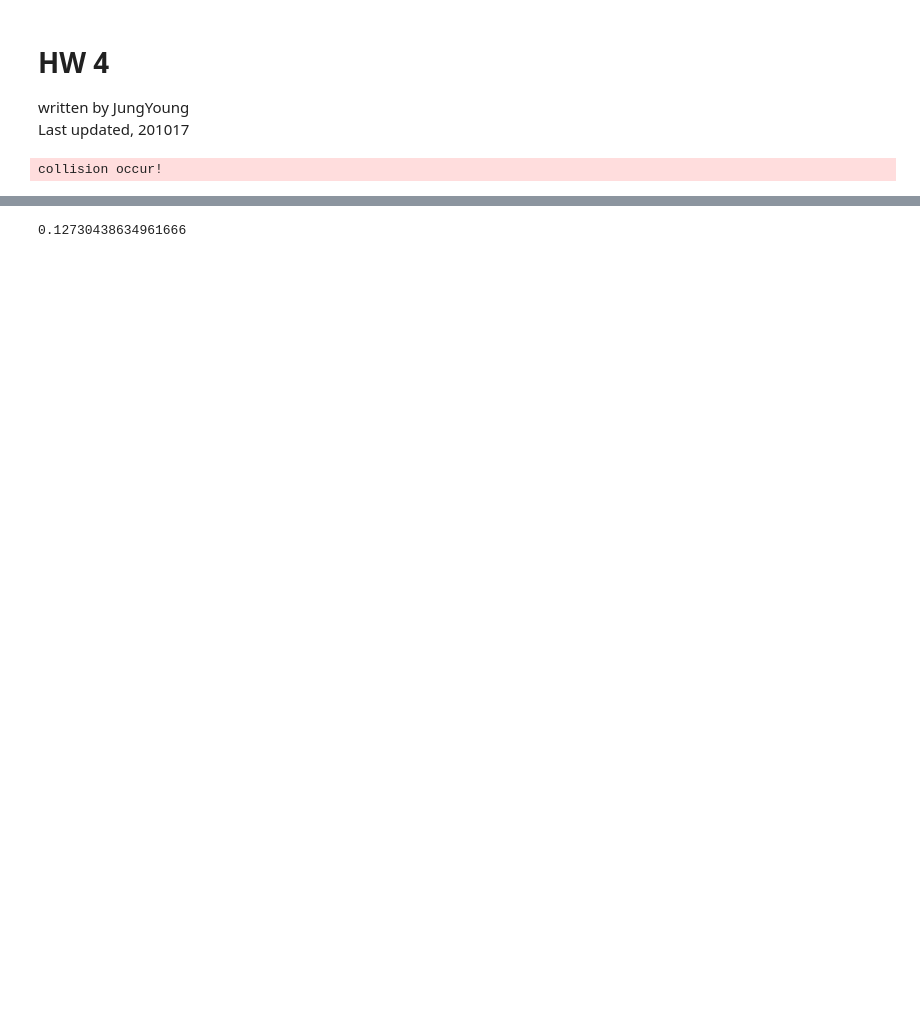
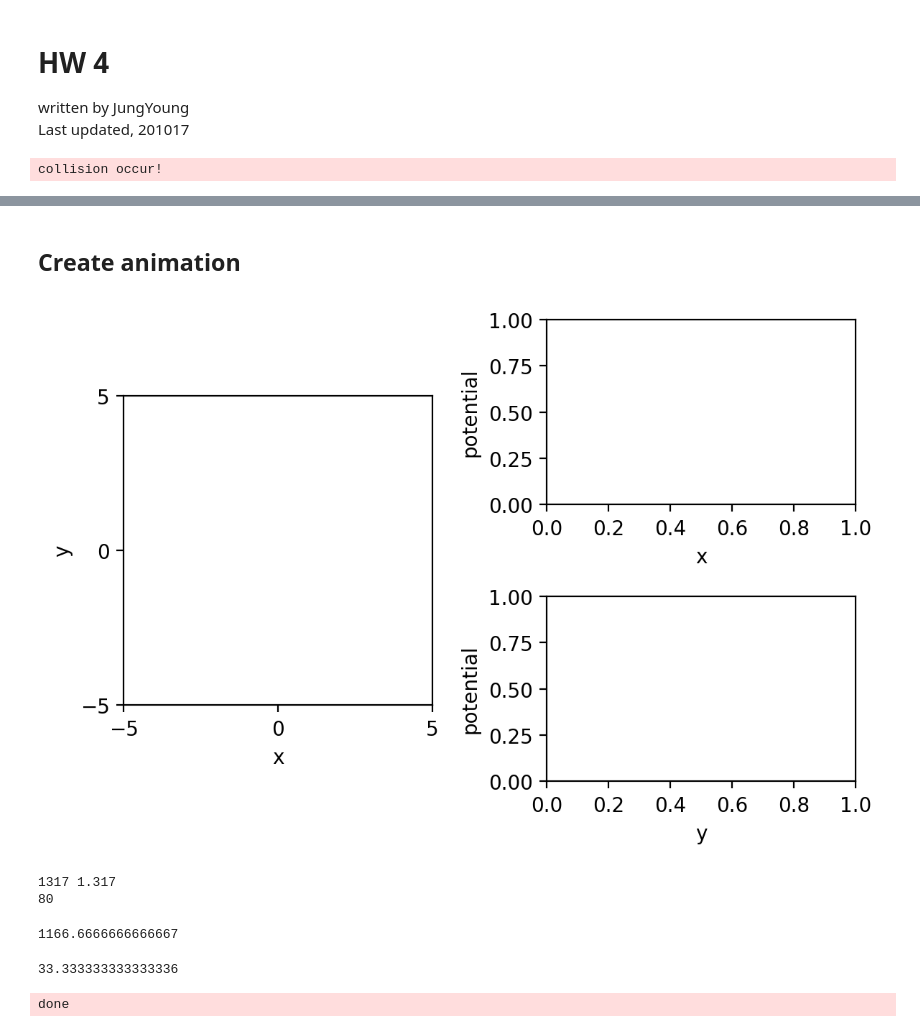
Before and after one commit to khu-bigphys-2020/lectures-bigphys, a Jupyter notebook: Homework/jyKim-97/04.MC_Electric_field.ipynb, the cells around one changed output, grey strips where cells are left out. Cells and saved outputs as stored; diff of their text form; code cells hidden in the pictures; blank space fills up the shorter version.

```diff
--- a/Homework/jyKim-97/04.MC_Electric_field.ipynb
+++ b/Homework/jyKim-97/04.MC_Electric_field.ipynb
@@ -114,4 +166,0 @@ plt.show()
-# %%
-ode_obj.xs[1][0]
-# %% [output]
-0.12730438634961666
@@ -120,0 +167,7 @@ x_nears = np.linspace(x_init[])
+# %% [markdown]
+## Create animation
+# %%
+xlim = [-5, 5]
+ylim = [-5, 5]
+res = [1200, 800]
+dpi = 200
@@ -120,0 +185,66 @@ x_nears = np.linspace(x_init[])
+# %%
+fig = plt.figure(dpi=dpi, figsize=(res[0]/dpi, res[1]/dpi))
+ax1 = plt.subplot(1,2,1)
+# set figure
+# plt.imshow(Vall, extent=(*xlim, *ylim), cmap='jet', vmax=2)
+ax1.axis('square')
+plt.xlim(xlim)
+plt.ylim(ylim)
+plt.xticks([xlim[0], 0, xlim[1]])
+plt.yticks([ylim[0], 0, ylim[1]])
+plt.xlabel('x')
+plt.ylabel('y')
+# plot center
+# plot target charge
+# p_charge, = plt.plot(np.nan, np.nan, 'bo', ms=8, markeredgecolor='k')
+# set ax2,3
+# second axis
+ax_x = plt.subplot(222)
+ax_x.set_xlabel('x')
+ax_x.set_ylabel('potential')
+# third axis
+ax_y = plt.subplot(224)
+ax_y.set_xlabel('y')
+ax_y.set_ylabel('potential')
+plt.tight_layout()
+# plt.show()
+
+axs = [ax1, ax_x, ax_y]
+# print('init figure')
+# %% [output]
+[figure, added]
+# %%
+FPS = 60
+tmax = ode_obj.xs.shape[0] * ode_obj.dt
+n_itr = int(tmax * FPS)+1
+70 / FPS / ode_obj.dt
+# %% [output]
+1317 1.317
+80
+1166.6666666666667
+# %%
+2 / FPS / ode_obj.dt
+# %% [output]
+33.333333333333336
+# %%
+# save
+video = cv2.VideoWriter('./test.mp4', cv2.VideoWriter_fourcc(*'DIVX'), FPS, (1200, 800))
+os.mkdir('./tmp')
+for i in tqdm.tqdm(range(n_itr)):
+    if i < n_itr-1:
+        n = int(i / FPS / ode_obj.dt)
+    else:
+        n = ode_obj.xs.shape[0]-1
+    axs, fig = draw_fig(n, ode_obj, pts, rho, Vmap, xlim, ylim, axs, fig)
+    fig.canvas.draw()
+    fig.savefig('./tmp/%d.png'%(i), format='png', dpi=200)
+    # read image
+    im = cv2.imread('./tmp/%d.png'%(i))
+    im = cv2.resize(im, (1200, 800))
+    video.write(im)
+    os.remove('./tmp/%d.png'%(i))
+video.release()
+os.rmdir('./tmp/')
+print('\ndone')
+# %% [output]
+done
```
Also changed, not shown: parts of 9 cells of this notebook, 3 other files.
